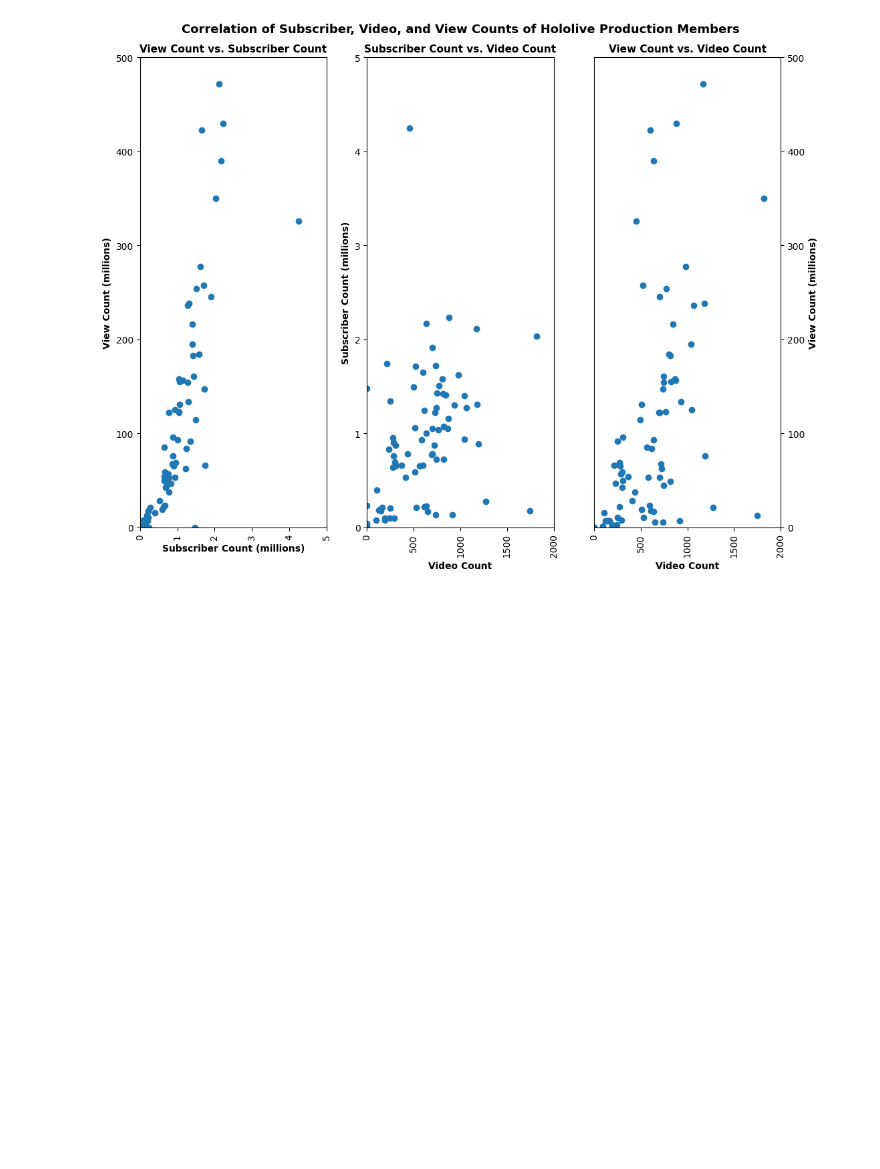
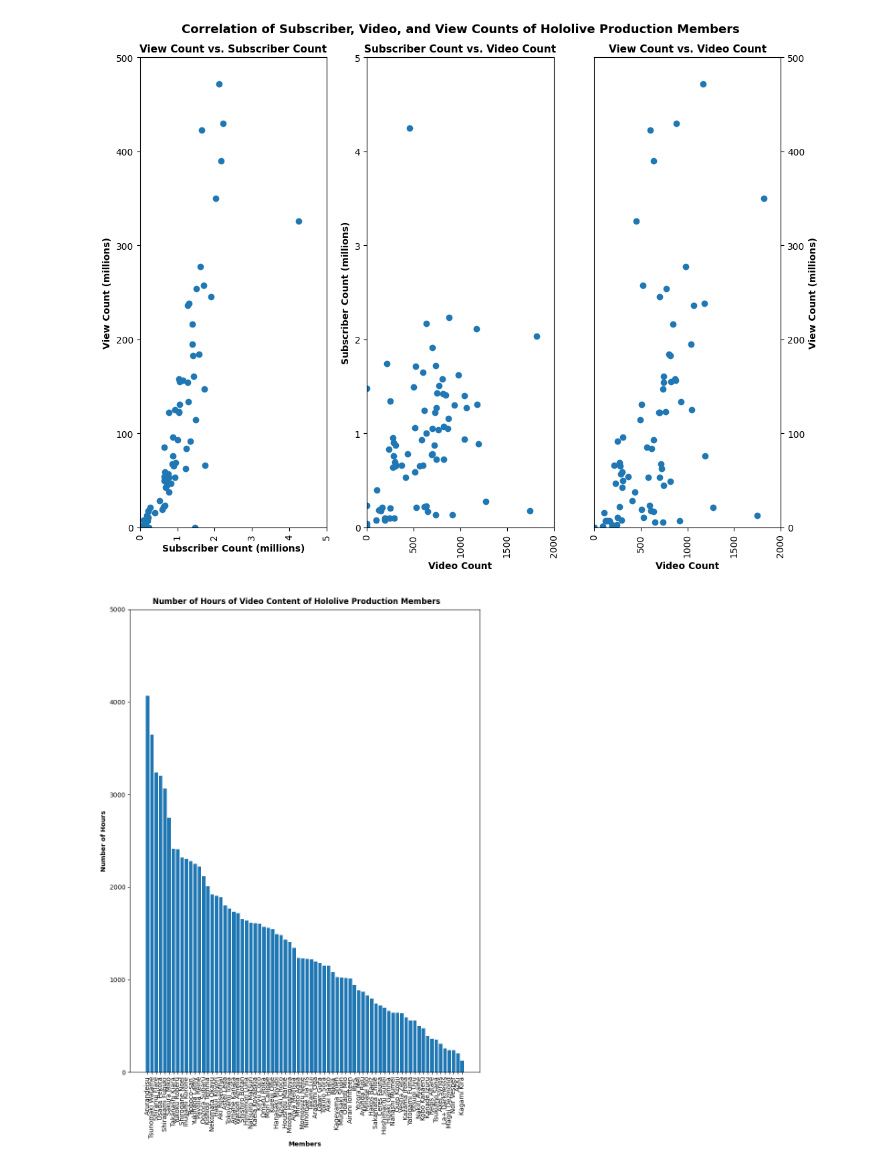
Before and after one commit to Johnson-Tung/holoAnalytics, a Jupyter notebook: scripts/visualize_youtube_data_(prototyping).ipynb, the cells around one changed output. Saved outputs shown, nothing was run; the diff lists cells and outputs as text; code cells hidden in the pictures; blank space fills up the shorter version.

```diff
--- a/scripts/visualize_youtube_data_(prototyping).ipynb
+++ b/scripts/visualize_youtube_data_(prototyping).ipynb
@@ -61,3 +64,49 @@ fig.tight_layout()
 plt.show()
 # %% [output]
 [figure]
+# %%
+def total_video_duration(member_data, channel_video_summary, unit_time='hours', sort=None):
+    title_weight = 'bold'
+    label_weight = 'bold'
+    unit_time_label = string.capwords(unit_time)
+
+    # Prepare Data
+    member_data_multilevel = reform.convert_to_multilevel(member_data, 'member_data')
+    merged_data = member_data_multilevel.merge(channel_video_summary,
+                                               left_on=[('member_data', 'name')],
+                                               right_on=[('member_data', 'member_name')])
+    data = merged_data[[('member_data', 'name'), ('video_attributes', 'video_duration_(sum)')]].copy()
+    data[('video_attributes', 'video_duration_(sum)')] = data[('video_attributes', 'video_duration_(sum)')].apply(reform.convert_timedelta, unit=unit_time)
+
+    if sort is None:
+        pass
+    elif not isinstance(sort, str):
+        raise TypeError("The argument for the 'sort' parameter needs to be None or a string with a value of 'ascending' or 'descending'.")
+    elif sort.lower() == 'ascending':
+        data.sort_values(('video_attributes', 'video_duration_(sum)'), ascending=True, inplace=True)
+    elif sort.lower() == 'descending':
+        data.sort_values(('video_attributes', 'video_duration_(sum)'), ascending=False, inplace=True)
+    else:
+        raise ValueError("The argument for the 'sort' parameter is a string but needs to be 'ascending' or 'descending'.")
+
+    # Create Plot
+    fig, ax = plt.subplots()
+    ax.bar(x=data[('member_data', 'name')], height=data[('video_attributes', 'video_duration_(sum)')])
+
+    # Format Plot
+    fig.set_size_inches(8.5, 11)
+    fig.suptitle(f'Number of {unit_time_label} of Video Content of Hololive Production Members',
+                 fontweight=title_weight)
+    fig.tight_layout()
+
+    ax.tick_params(axis='x', rotation=90)
+    ax.set_xlabel('Members', fontweight=label_weight)
+    ax.set_ylabel(f'Number of {unit_time_label}', fontweight=label_weight)
+    format.set_upper_limits(ax, max_y=data[('video_attributes', 'video_duration_(sum)')].max())
+
+
+    plt.show()
+# %%
+total_video_duration(member_data, member_channel_data['channel_video_summary'], sort='descending')
+# %% [output]
+[figure, added]
```
Also changed, not shown: parts of 4 cells of this notebook.
